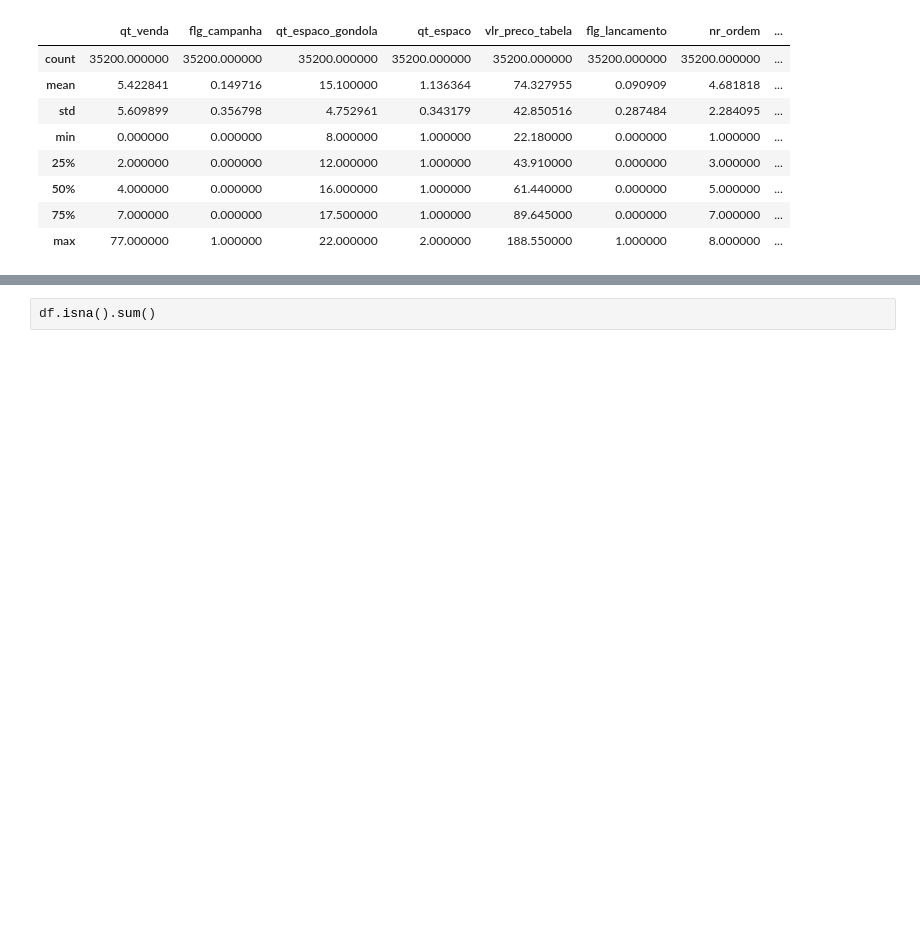
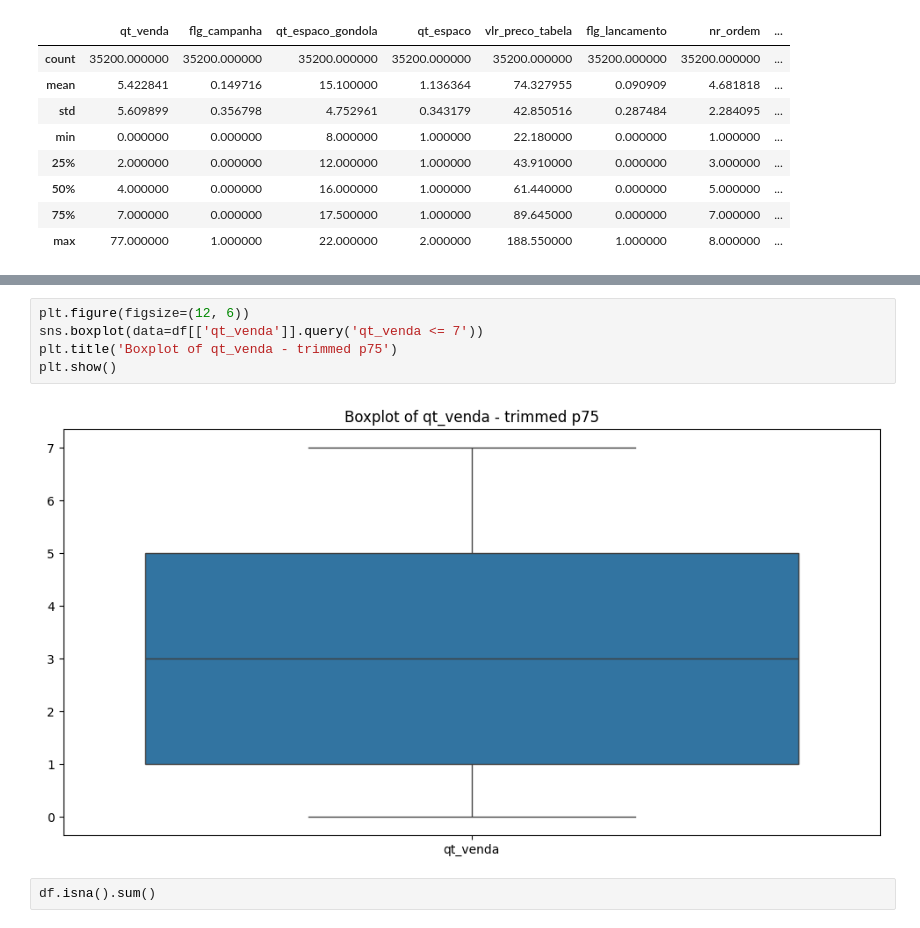
Before and after one commit to Flaviaestat/exercise, a Jupyter notebook: boticario-project/notebooks/01_EDA.ipynb, the cells around one changed output, grey strips where cells are left out. Cells and saved outputs as stored; diff of their text form; blank space fills up the shorter version.

```diff
--- a/boticario-project/notebooks/01_EDA.ipynb
+++ b/boticario-project/notebooks/01_EDA.ipynb
@@ -37,3 +48,10 @@ df[numeric_cols].describe()
+# %%
+plt.figure(figsize=(12, 6))
+sns.boxplot(data=df[['qt_venda']].query('qt_venda <= 7'))
+plt.title('Boxplot of qt_venda - trimmed p75')
+plt.show()
+# %% [output]
+[figure, added]
 # %%
 df.isna().sum()
 # %% [output]
```
Also changed, not shown: parts of 3 cells of this notebook, 30 other files.
